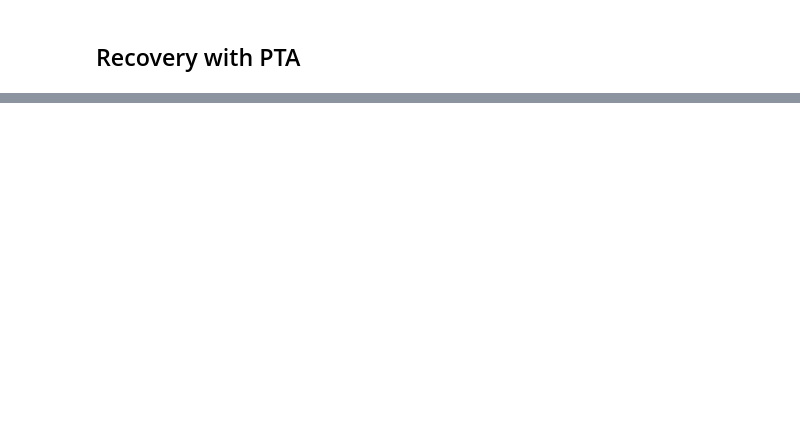
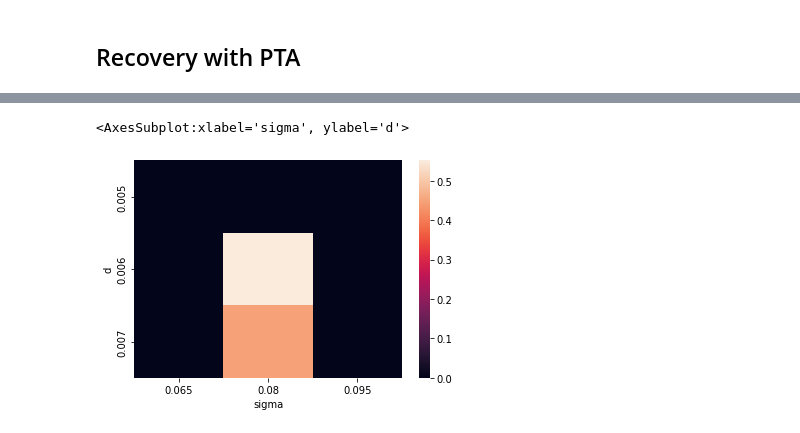
Before and after one commit to zenkavi/DescribedVsLearned, a Jupyter notebook: analysis/ddm_model1_recovery.ipynb, the cells around one changed output, grey strips where cells are left out. Drawn from its saved outputs; the diff is of its cells as text; code cells hidden in the pictures; blank space fills up the shorter version.

```diff
--- a/analysis/ddm_model1_recovery.ipynb
+++ b/analysis/ddm_model1_recovery.ipynb
@@ -61,0 +143,4 @@ sns.heatmap(df)
+# %%
+df = pd.DataFrame(list(product(rangeD, rangeSigma)), columns=['d', 'sigma'])
+df['posterior'] = [posteriors[k] for k in posteriors.keys()]
+df
@@ -61,0 +158,6 @@ sns.heatmap(df)
+# %%
+df = df.pivot(index = 'd', columns = 'sigma', values = 'posterior')
+sns.heatmap(df)
+# %% [output]
+<AxesSubplot:xlabel='sigma', ylabel='d'>
+[figure, added]
```
Also changed, not shown: parts of 17 cells of this notebook, 3 other files.
